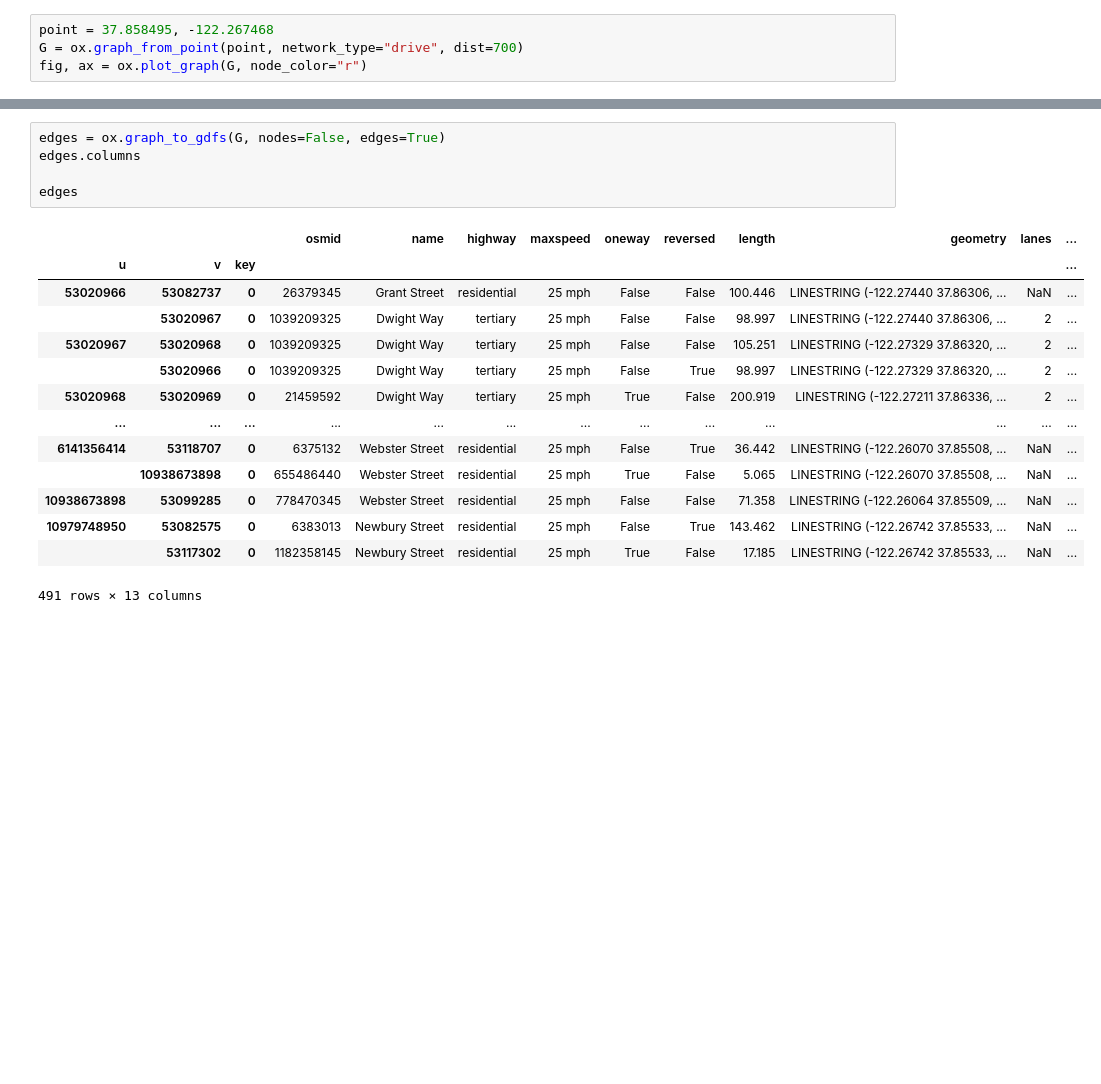
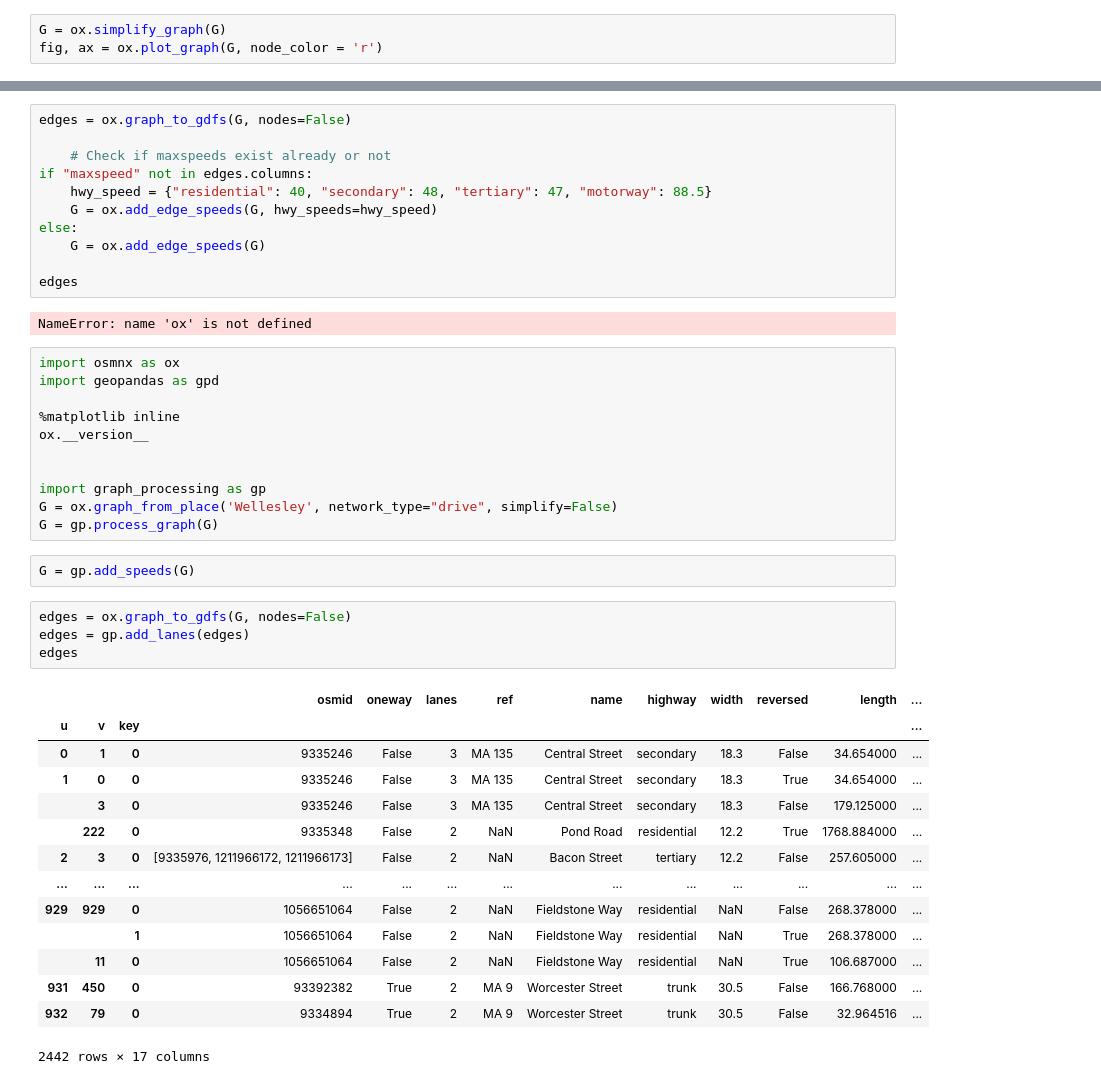
Before and after one commit to osalih1/traffic-flow-optimization, a Jupyter notebook: testing.ipynb, the cells around one changed output, grey strips where cells are left out. Cells and saved outputs as stored; diff of their text form; blank space fills up the shorter version.

```diff
--- a/testing.ipynb
+++ b/testing.ipynb
@@ -9,5 +16,4 @@ ox.__version__
 # %%
-point = 37.858495, -122.267468
-G = ox.graph_from_point(point, network_type="drive", dist=700)
-fig, ax = ox.plot_graph(G, node_color="r")
+G = ox.simplify_graph(G)
+fig, ax = ox.plot_graph(G, node_color = 'r')
 # %% [output]
@@ -15,20 +27,45 @@ fig, ax = ox.plot_graph(G, node_color="r")
+# %%
+edges = ox.graph_to_gdfs(G, nodes=False)
+
+    # Check if maxspeeds exist already or not
+if "maxspeed" not in edges.columns:
+    hwy_speed = {"residential": 40, "secondary": 48, "tertiary": 47, "motorway": 88.5}
+    G = ox.add_edge_speeds(G, hwy_speeds=hwy_speed)
+else:
+    G = ox.add_edge_speeds(G)
+
+edges
+# %% [output]
+NameError: name 'ox' is not defined
+# %%
+import osmnx as ox
+import geopandas as gpd
+
+%matplotlib inline
+ox.__version__
+
+
+import graph_processing as gp
+G = ox.graph_from_place('Wellesley', network_type="drive", simplify=False)
+G = gp.process_graph(G)
+# %%
+G = gp.add_speeds(G)
 # %%
-edges = ox.graph_to_gdfs(G, nodes=False, edges=True)
-edges.columns
-
+edges = ox.graph_to_gdfs(G, nodes=False)
+edges = gp.add_lanes(edges)
 edges
 # %% [output]
-|  |  |  | osmid | name | highway | maxspeed | oneway | reversed | length | geometry | lanes | ... |
+|  |  |  | osmid | oneway | lanes | ref | name | highway | width | reversed | length | ... |
 | u | v | key |  |  |  |  |  |  |  |  |  | ... |
-| 53020966 | 53082737 | 0 | 26379345 | Grant Street | residential | 25 mph | False | False | 100.446 | LINESTRING (-122.27440 37.86306, ... | NaN | ... |
-|  | 53020967 | 0 | 1039209325 | Dwight Way | tertiary | 25 mph | False | False | 98.997 | LINESTRING (-122.27440 37.86306, ... | 2 | ... |
-| 53020967 | 53020968 | 0 | 1039209325 | Dwight Way | tertiary | 25 mph | False | False | 105.251 | LINESTRING (-122.27329 37.86320, ... | 2 | ... |
-|  | 53020966 | 0 | 1039209325 | Dwight Way | tertiary | 25 mph | False | True | 98.997 | LINESTRING (-122.27329 37.86320, ... | 2 | ... |
-| 53020968 | 53020969 | 0 | 21459592 | Dwight Way | tertiary | 25 mph | True | False | 200.919 | LINESTRING (-122.27211 37.86336, ... | 2 | ... |
+| 0 | 1 | 0 | 9335246 | False | 3 | MA 135 | Central Street | secondary | 18.3 | False | 34.654000 | ... |
+| 1 | 0 | 0 | 9335246 | False | 3 | MA 135 | Central Street | secondary | 18.3 | True | 34.654000 | ... |
+|  | 3 | 0 | 9335246 | False | 3 | MA 135 | Central Street | secondary | 18.3 | False | 179.125000 | ... |
+|  | 222 | 0 | 9335348 | False | 2 | NaN | Pond Road | residential | 12.2 | True | 1768.884000 | ... |
+| 2 | 3 | 0 | [9335976, 1211966172, 1211966173] | False | 2 | NaN | Bacon Street | tertiary | 12.2 | False | 257.605000 | ... |
 | ... | ... | ... | ... | ... | ... | ... | ... | ... | ... | ... | ... | ... |
-| 6141356414 | 53118707 | 0 | 6375132 | Webster Street | residential | 25 mph | False | True | 36.442 | LINESTRING (-122.26070 37.85508, ... | NaN | ... |
-|  | 10938673898 | 0 | 655486440 | Webster Street | residential | 25 mph | True | False | 5.065 | LINESTRING (-122.26070 37.85508, ... | NaN | ... |
-| 10938673898 | 53099285 | 0 | 778470345 | Webster Street | residential | 25 mph | False | False | 71.358 | LINESTRING (-122.26064 37.85509, ... | NaN | ... |
-| 10979748950 | 53082575 | 0 | 6383013 | Newbury Street | residential | 25 mph | False | True | 143.462 | LINESTRING (-122.26742 37.85533, ... | NaN | ... |
-|  | 53117302 | 0 | 1182358145 | Newbury Street | residential | 25 mph | True | False | 17.185 | LINESTRING (-122.26742 37.85533, ... | NaN | ... |
+| 929 | 929 | 0 | 1056651064 | False | 2 | NaN | Fieldstone Way | residential | NaN | False | 268.378000 | ... |
+|  |  | 1 | 1056651064 | False | 2 | NaN | Fieldstone Way | residential | NaN | True | 268.378000 | ... |
+|  | 11 | 0 | 1056651064 | False | 2 | NaN | Fieldstone Way | residential | NaN | True | 106.687000 | ... |
+| 931 | 450 | 0 | 93392382 | True | 2 | MA 9 | Worcester Street | trunk | 30.5 | False | 166.768000 | ... |
+| 932 | 79 | 0 | 9334894 | True | 2 | MA 9 | Worcester Street | trunk | 30.5 | False | 32.964516 | ... |
-491 rows × 13 columns
+2442 rows × 17 columns
```
Also changed, not shown: parts of 5 cells of this notebook, 2 other files.
